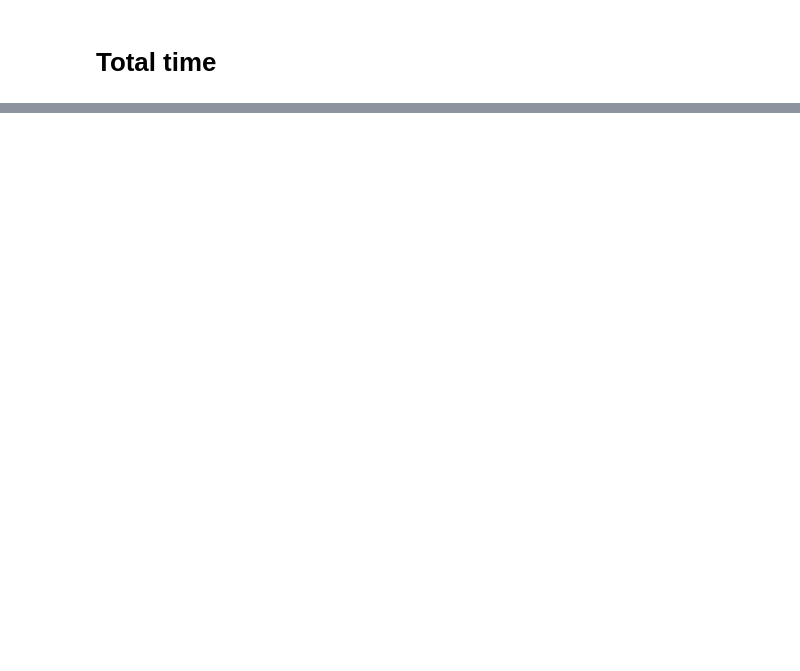
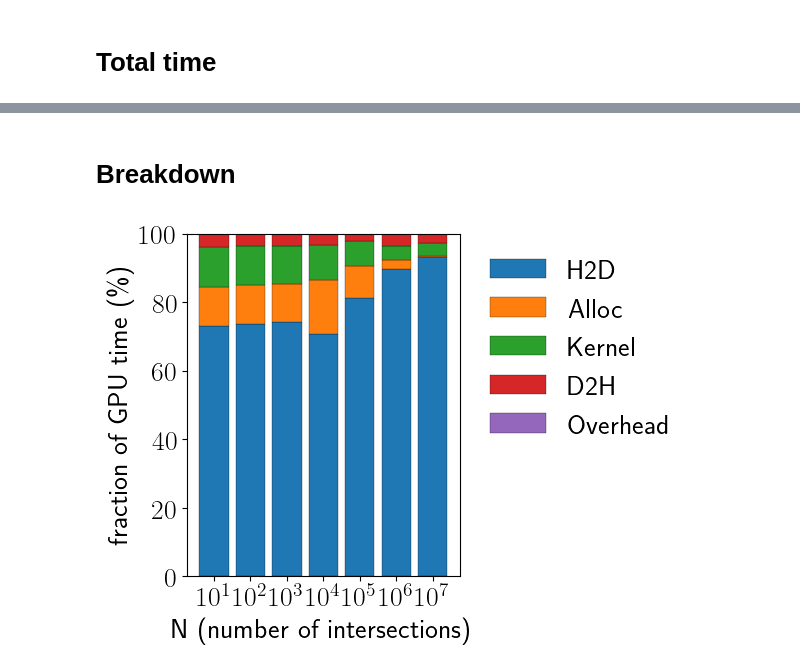
Before and after one commit to ctfl-public/isthmus, a Jupyter notebook: examples/GPU speedup test/plot-speedup.ipynb, the cells around one changed output, grey strips where cells are left out. Saved outputs shown, nothing was run; the diff lists cells and outputs as text; code cells hidden in the pictures; blank space fills up the shorter version.

Commit message:
Add GPU speedup results w overhead

```diff
--- a/examples/GPU speedup test/plot-speedup.ipynb
+++ b/examples/GPU speedup test/plot-speedup.ipynb
@@ -118,0 +67,55 @@ fig.savefig('gpu_time_breakdown.png', dpi=200, bbox_inches='tight')
+# %% [markdown]
+# Breakdown
+# %%
+# bench_df = pd.read_csv('bench_intersection_A100_noWarmup_results.csv')
+
+# Components available in the CSV
+components = []
+components.append(('H2D', bench_df['gpu_h2d_s'].astype(float)))
+components.append(('Alloc', bench_df['gpu_alloc_s'].astype(float)))
+components.append(('Kernel', bench_df['gpu_kernel_ms'].astype(float) * 1e-3))
+components.append(('D2H', bench_df['gpu_d2h_s'].astype(float)))
+components.append(('Overhead', bench_df['gpu_kernel_launch_overhead_s'].astype(float)))
+total_gpu = bench_df['gpu_total_s'].astype(float) # kernal + overhead
+gpu_call_time = bench_df['gpu_time_s'].astype(float) # end-to-end time (includes host array creation)
+
+sum_known = np.zeros(len(bench_df), dtype=float)
+for _, s in components:
+    sum_known += np.asarray(s, dtype=float)
+
+# other_bound = gpu_call_time
+other_bound = total_gpu
+other = np.maximum(0.0, np.asarray(other_bound, dtype=float) - sum_known)
+if np.nanmax(other) > 0:
+    components.append(('Other', other))
+
+# Build percent matrix (rows=components, cols=cases)
+labels = [name for name, _ in components]
+P = np.vstack([np.asarray(s, dtype=float) / np.asarray(other_bound, dtype=float) * 100.0 for _, s in components])
+
+# Plot stacked percent bars
+x = np.arange(len(bench_df))
+fig, ax = plt.subplots()
+bottom = np.zeros(len(bench_df), dtype=float)
+
+# Color mapping: reuse your palette where possible
+for i, lab in enumerate(labels):
+    vals = P[i]
+    ax.bar(x, vals, bottom=bottom, label=lab, edgecolor='black', linewidth=0.2)
+    bottom += np.nan_to_num(vals, nan=0.0)
+
+# Tick labels as powers of 10 (LaTeX)
+n_vals = bench_df['n'].astype(float).to_numpy()
+exps = np.rint(np.log10(n_vals)).astype(int)
+n_labels = [rf'$10^{{{e}}}$' for e in exps]
+ax.set_xticks(x, n_labels)
+ax.set_xlabel('N (number of intersections)')
+ax.set_ylabel(r'fraction of GPU time (\%)')
+ax.set_ylim(0, 100)
+# ax.grid(True, axis='y', linestyle='--', alpha=1.0)
+ax.legend(bbox_to_anchor=(1.02, 1), loc='upper left', edgecolor='none')
+fig.tight_layout()
+
+fig.savefig('gpu_time_breakdown.png', dpi=200, bbox_inches='tight')
+# %% [output]
+[figure, added]
```
Also changed, not shown: parts of 4 cells of this notebook, 6 other files.
